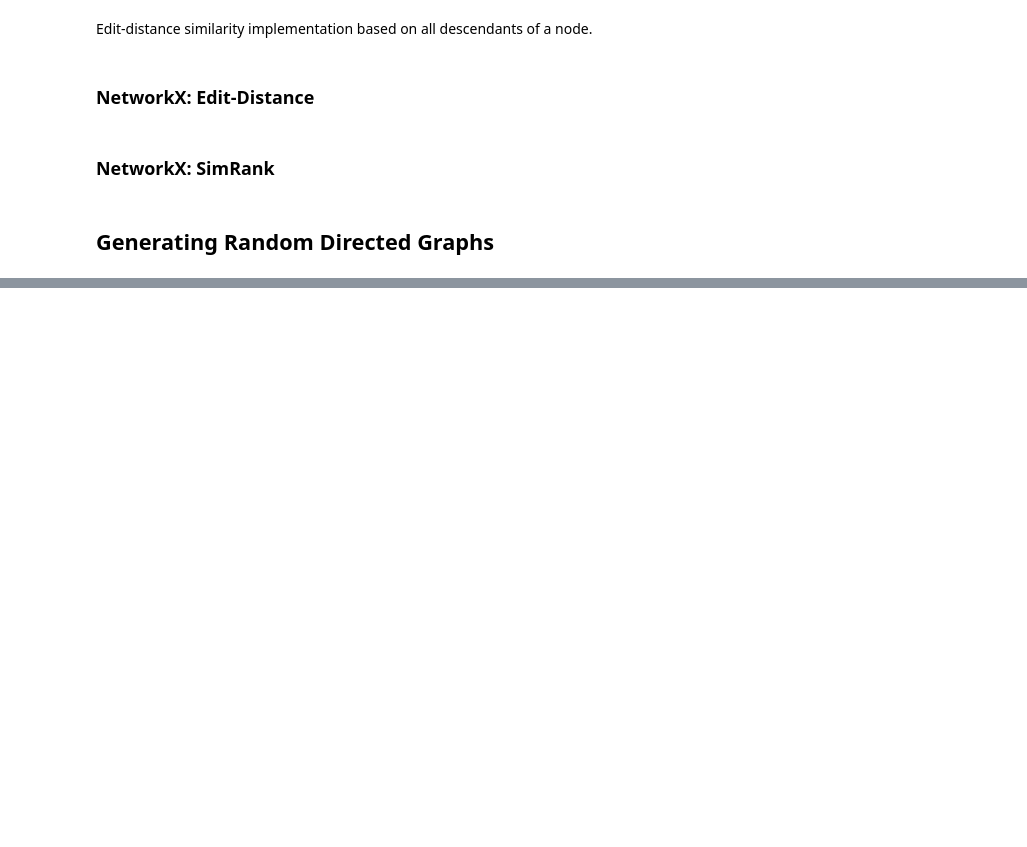
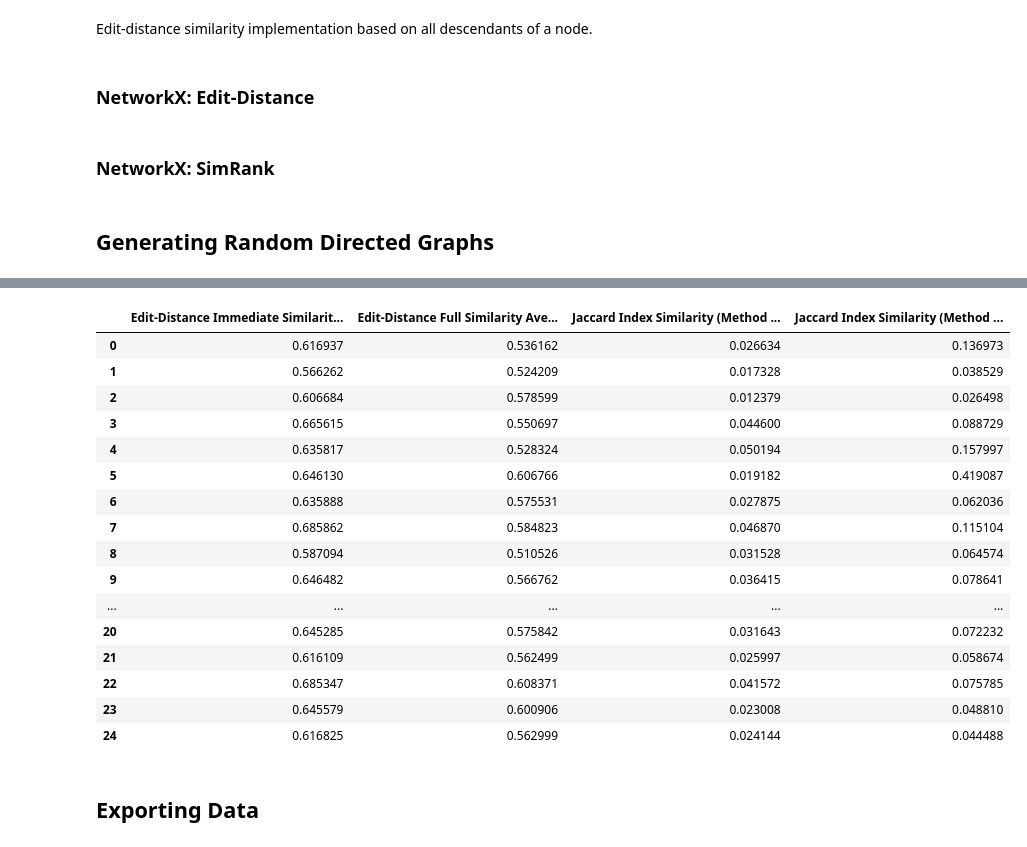
Before and after one commit to nico-espinosadice/abductive-theory, a Jupyter notebook: similarity-distribution-experimentation.ipynb, the cells around one changed output, grey strips where cells are left out. Cells and saved outputs as stored; diff of their text form; code cells hidden in the pictures; blank space fills up the shorter version.

```diff
--- a/similarity-distribution-experimentation.ipynb
+++ b/similarity-distribution-experimentation.ipynb
@@ -202,0 +277,2 @@ def makeDirectedGraph(num_nodes, num_edges):
+# %%
+experiment_data = runExperiment(25, 100, 100)
@@ -202,0 +281,43 @@ def makeDirectedGraph(num_nodes, num_edges):
+# %%
+# condenseExperimentData() takes the output of runExperiment as an input.
+# Returns a DataFrame consisting of averages for each similarity index
+def condenseExperimentData(experiment_data):
+    ed_immediate_sim_avgs, ed_full_sim_avgs, ji_sim_1_avgs, ji_sim_2_avgs = [], [], [], []
+
+    for graph_df in experiment_data:
+        graph_avgs = graph_df.mean(axis=0)
+        ed_immediate_sim_avgs.append(graph_avgs["Edit-Distance Immediate Similarity"])
+        ed_full_sim_avgs.append(graph_avgs["Edit-Distance Full Similarity"])
+        ji_sim_1_avgs.append(graph_avgs["Jaccard Index Similarity (Method 1)"])
+        ji_sim_2_avgs.append(graph_avgs["Jaccard Index Similarity (Method 2)"])
+
+    condensed_data = {"Edit-Distance Immediate Similarity Averages": ed_immediate_sim_avgs,
+                     "Edit-Distance Full Similarity Averages": ed_full_sim_avgs,
+                     "Jaccard Index Similarity (Method 1) Averages": ji_sim_1_avgs,
+                     "Jaccard Index Similarity (Method 2) Averages": ji_sim_2_avgs}
+    condensed_df = pd.DataFrame(data = condensed_data)
+
+    return condensed_df
+# %%
+condensed_df = condenseExperimentData(experiment_data)
+condensed_df
+# %% [output]
+|  | Edit-Distance Immediate Similarit... | Edit-Distance Full Similarity Ave... | Jaccard Index Similarity (Method ... | Jaccard Index Similarity (Method ... |
+| 0 | 0.616937 | 0.536162 | 0.026634 | 0.136973 |
+| 1 | 0.566262 | 0.524209 | 0.017328 | 0.038529 |
+| 2 | 0.606684 | 0.578599 | 0.012379 | 0.026498 |
+| 3 | 0.665615 | 0.550697 | 0.044600 | 0.088729 |
+| 4 | 0.635817 | 0.528324 | 0.050194 | 0.157997 |
+| 5 | 0.646130 | 0.606766 | 0.019182 | 0.419087 |
+| 6 | 0.635888 | 0.575531 | 0.027875 | 0.062036 |
+| 7 | 0.685862 | 0.584823 | 0.046870 | 0.115104 |
+| 8 | 0.587094 | 0.510526 | 0.031528 | 0.064574 |
+| 9 | 0.646482 | 0.566762 | 0.036415 | 0.078641 |
+| ... | ... | ... | ... | ... |
+| 20 | 0.645285 | 0.575842 | 0.031643 | 0.072232 |
+| 21 | 0.616109 | 0.562499 | 0.025997 | 0.058674 |
+| 22 | 0.685347 | 0.608371 | 0.041572 | 0.075785 |
+| 23 | 0.645579 | 0.600906 | 0.023008 | 0.048810 |
+| 24 | 0.616825 | 0.562999 | 0.024144 | 0.044488 |
+# %% [markdown]
+## Exporting Data
```
Also changed, not shown: parts of 15 cells of this notebook, 1 other file.
